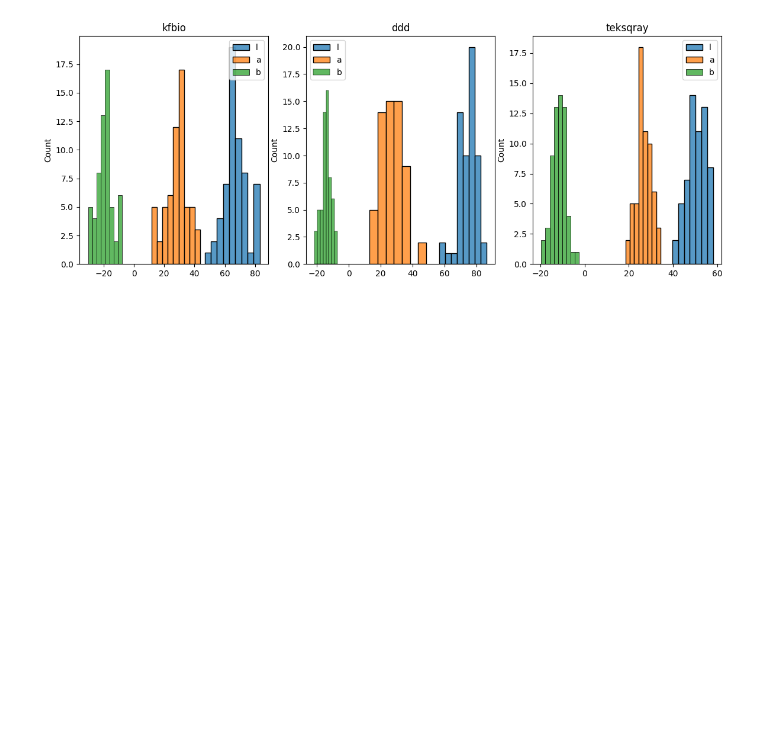
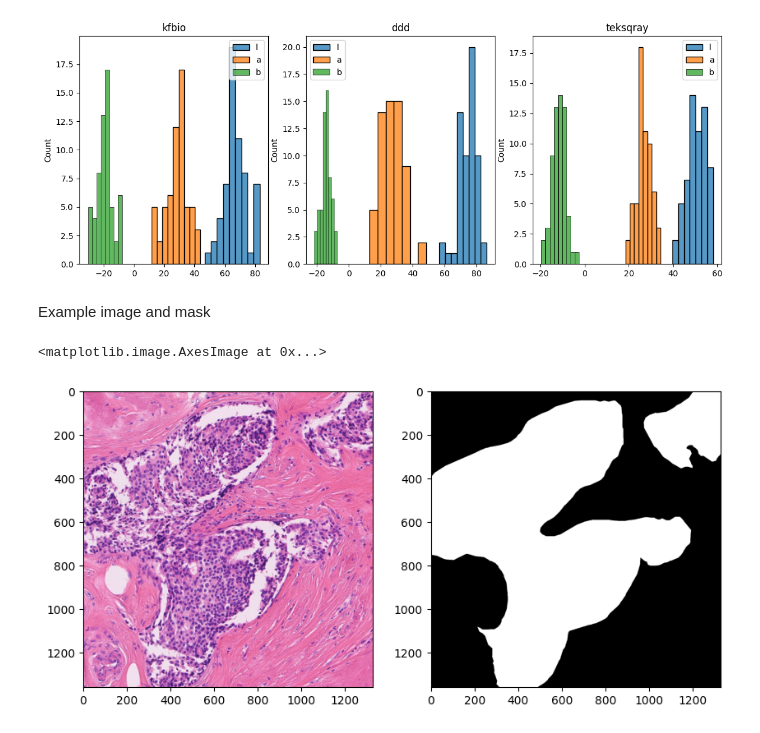
Before and after one commit to 4pygmalion/cosas, a Jupyter notebook: notebooks/eda.ipynb, the cells around one changed output. Cells and saved outputs as stored; diff of their text form; code cells hidden in the pictures; blank space fills up the shorter version.

Commit message:
COSAS baseline 학습중 (issue #3)

```diff
--- a/notebooks/eda.ipynb
+++ b/notebooks/eda.ipynb
@@ -103,3 +100,13 @@ for i, scanner in enumerate(Scanncers):
     axes[i].legend()
 # %% [output]
 [figure]
+# %% [markdown]
+Example image and mask
+# %%
+from matplotlib import pyplot as plt
+fig, axes = plt.subplots(1, 2, figsize=(10, 5))
+axes[0].imshow(cosas_data.kfbio.images[0])
+axes[1].imshow(cosas_data.kfbio.masks[0], cmap="gray")
+# %% [output]
+<matplotlib.image.AxesImage at 0x...>
+[figure, added]
```
Also changed, not shown: parts of 4 cells of this notebook, 7 other files.
